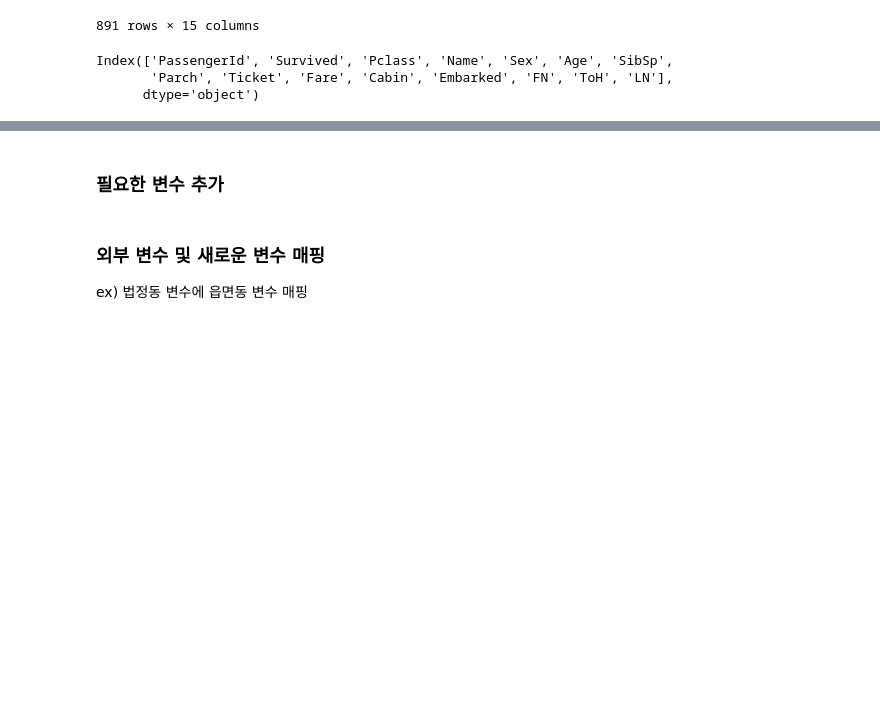
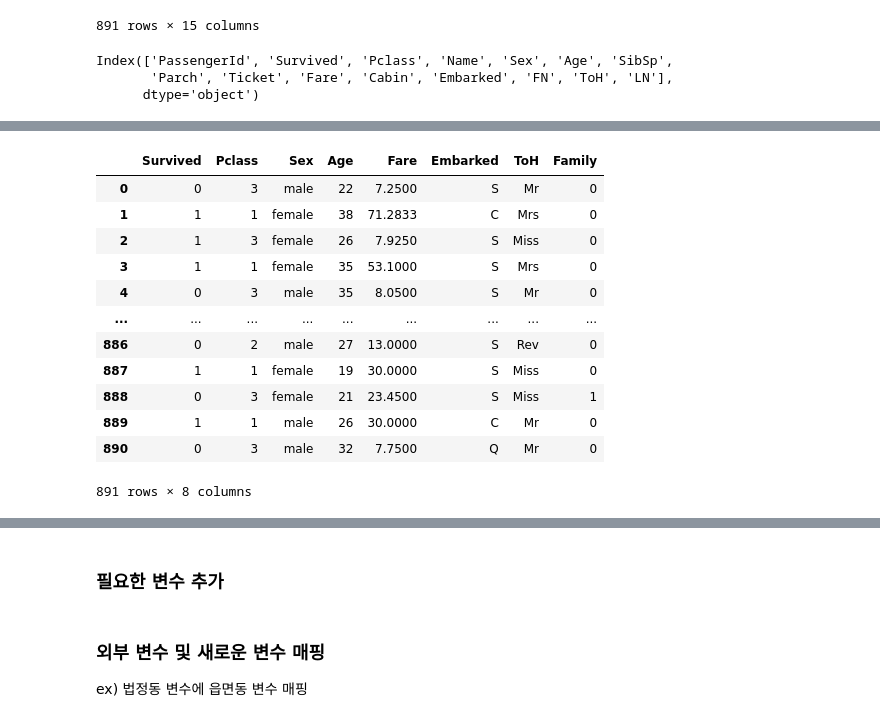
Before and after one commit to ksclown/How-to-use-GUI-in-Colab, a Jupyter notebook: [ML] Pandas and Numpy.ipynb, the cells around one changed output, grey strips where cells are left out. Cells and saved outputs as stored; diff of their text form; code cells hidden in the pictures; blank space fills up the shorter version.

```diff
--- a/[ML] Pandas and Numpy.ipynb
+++ b/[ML] Pandas and Numpy.ipynb
@@ -368,0 +411,3 @@ dtype: object
+# %%
+titanic_df["Age"] = titanic_df["Age"].astype("int")
+titanic_df.dtypes
@@ -368,0 +427,6 @@ dtype: object
+# %%
+titanic_df["Survived"] = titanic_df["Survived"].astype("category")
+titanic_df["Pclass"] = titanic_df["Pclass"].astype("category")
+titanic_df["Embarked"] = titanic_df["Embarked"].astype("category")
+titanic_df["Age"] = titanic_df["Age"].astype("int")
+titanic_df.dtypes
@@ -368,0 +443,16 @@ dtype: object
+# %%
+titanic_df
+# %% [output]
+|  | Survived | Pclass | Sex | Age | Fare | Embarked | ToH | Family |
+| 0 | 0 | 3 | male | 22 | 7.2500 | S | Mr | 0 |
+| 1 | 1 | 1 | female | 38 | 71.2833 | C | Mrs | 0 |
+| 2 | 1 | 3 | female | 26 | 7.9250 | S | Miss | 0 |
+| 3 | 1 | 1 | female | 35 | 53.1000 | S | Mrs | 0 |
+| 4 | 0 | 3 | male | 35 | 8.0500 | S | Mr | 0 |
+| ... | ... | ... | ... | ... | ... | ... | ... | ... |
+| 886 | 0 | 2 | male | 27 | 13.0000 | S | Rev | 0 |
+| 887 | 1 | 1 | female | 19 | 30.0000 | S | Miss | 0 |
+| 888 | 0 | 3 | female | 21 | 23.4500 | S | Miss | 1 |
+| 889 | 1 | 1 | male | 26 | 30.0000 | C | Mr | 0 |
+| 890 | 0 | 3 | male | 32 | 7.7500 | Q | Mr | 0 |
+891 rows × 8 columns
```
Also changed, not shown: parts of 21 cells of this notebook, 1 other file.
